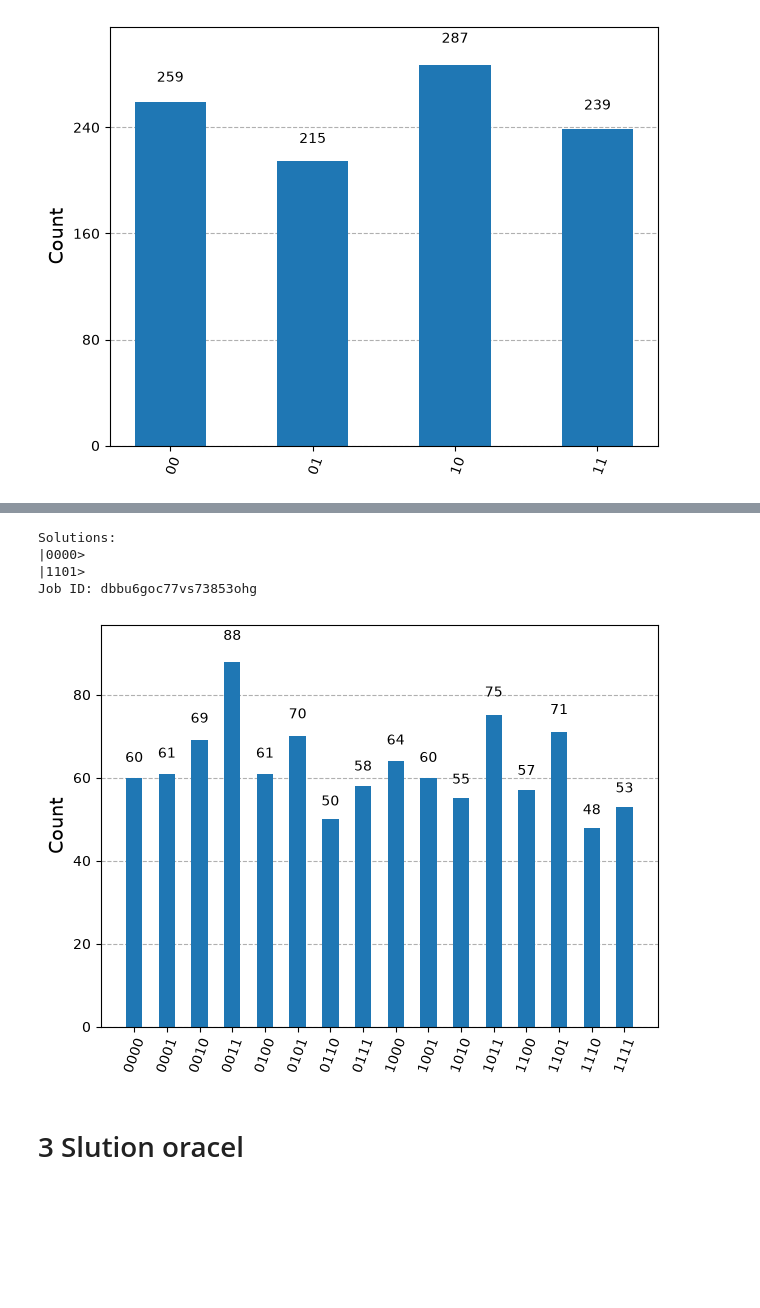
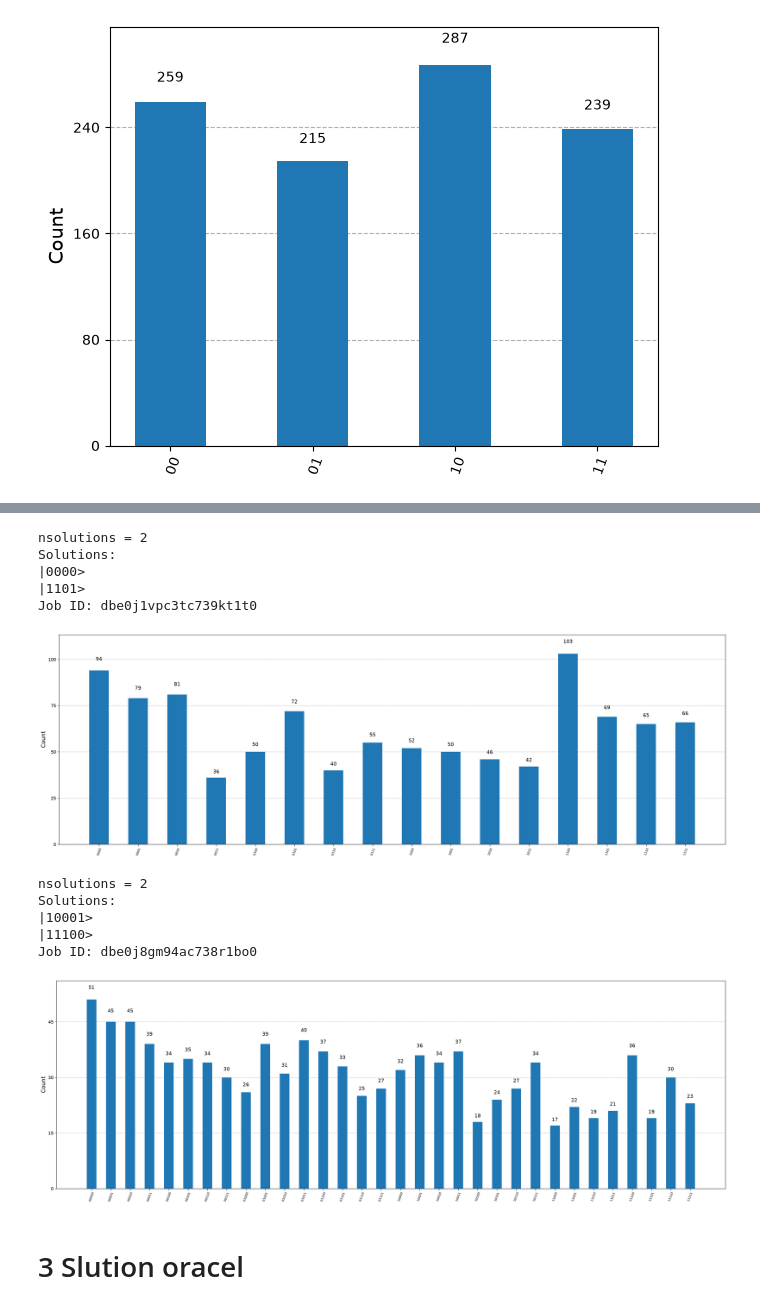
Before and after one commit to KingCobra021/Quantum-A1, a Jupyter notebook: A1.ipynb, the cells around one changed output, grey strips where cells are left out. Drawn from its saved outputs; the diff is of its cells as text; code cells hidden in the pictures; blank space fills up the shorter version.

```diff
--- a/A1.ipynb
+++ b/A1.ipynb
@@ -222,7 +222,7 @@ plot_histogram(job.result().get_counts())
 # %%
 n = 3
 #iterations = 45
-iterations = 60
+iterations = 2
 
 oracle = grover_problem_oracle(n,variant=0,print_solutions=True)
 
@@ -255,7 +256,7 @@ plot_histogram(job.result().get_counts())
 # %%
 n = 4
 #iterations = 45
-iterations = 30
+iterations = 4
 
 oracle = grover_problem_oracle(n,variant=0,print_solutions=True)
 
@@ -288,7 +290,7 @@ plot_histogram(job.result().get_counts())
 # %%
 n = 5
 #iterations = 45
-iterations = 15
+iterations = 5
 
 oracle = grover_problem_oracle(n,variant=0,print_solutions=True)
 
@@ -401,7 +404,7 @@ plot_histogram(counts)
 import warnings
 warnings.filterwarnings("ignore", category=DeprecationWarning)
 # %%
-quantum = grover_quantum(3, 60)
+quantum = grover_quantum(3, 2)
 
 Qcircuit = pm.run(quantum)
 
@@ -427,29 +431,30 @@ Job ID: dbbu3j9gv2cc73e95dhg
 # %%
-quantum = grover_quantum(4, 30)
+quantum = grover_quantum(4, 4)
 
 Qcircuit = pm.run(quantum)
 
 quantum.draw("mpl")
 
 sampler = Sampler(mode=backend)
 
 job = sampler.run([Qcircuit], shots=1000)
 
 print("Job ID:", job.job_id())
 
 result = job.result()
 
 counts = result[0].data.meas.get_counts()
 
 plot_histogram(counts)
 # %% [output]
+nsolutions = 2
 Solutions:
 |0000>
 |1101>
-Job ID: dbbu6goc77vs73853ohg
+Job ID: dbe0j1vpc3tc739kt1t0
-[figure, old version]
+[figure, new version]
 # %%
-quantum = grover_quantum(5, 15)
+quantum = grover_quantum(5, 5)
 
 Qcircuit = pm.run(quantum)
 
@@ -466,6 +471,13 @@ result = job.result()
 counts = result[0].data.meas.get_counts()
 
 plot_histogram(counts)
+# %% [output]
+nsolutions = 2
+Solutions:
+|10001>
+|11100>
+Job ID: dbe0j8gm94ac738r1bo0
+[figure, added]
 # %% [markdown]
 <h1>3 Slution oracel</h1>
 # %%
```
Also changed, not shown: parts of 15 cells of this notebook.
